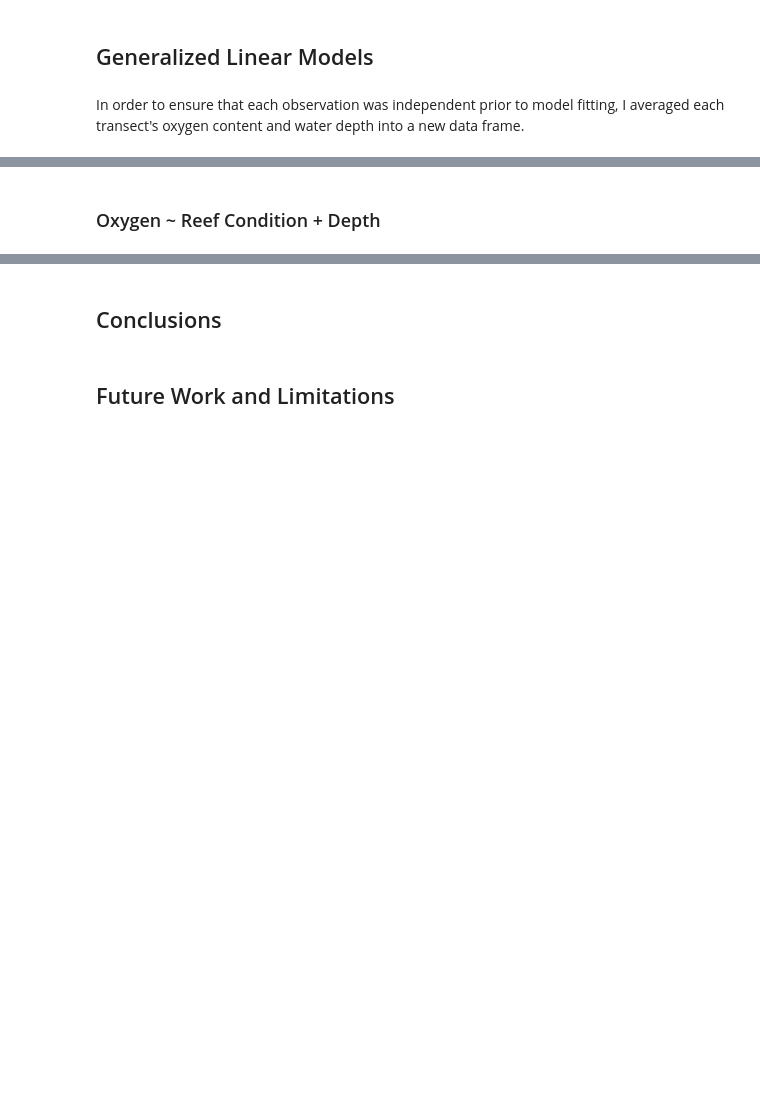
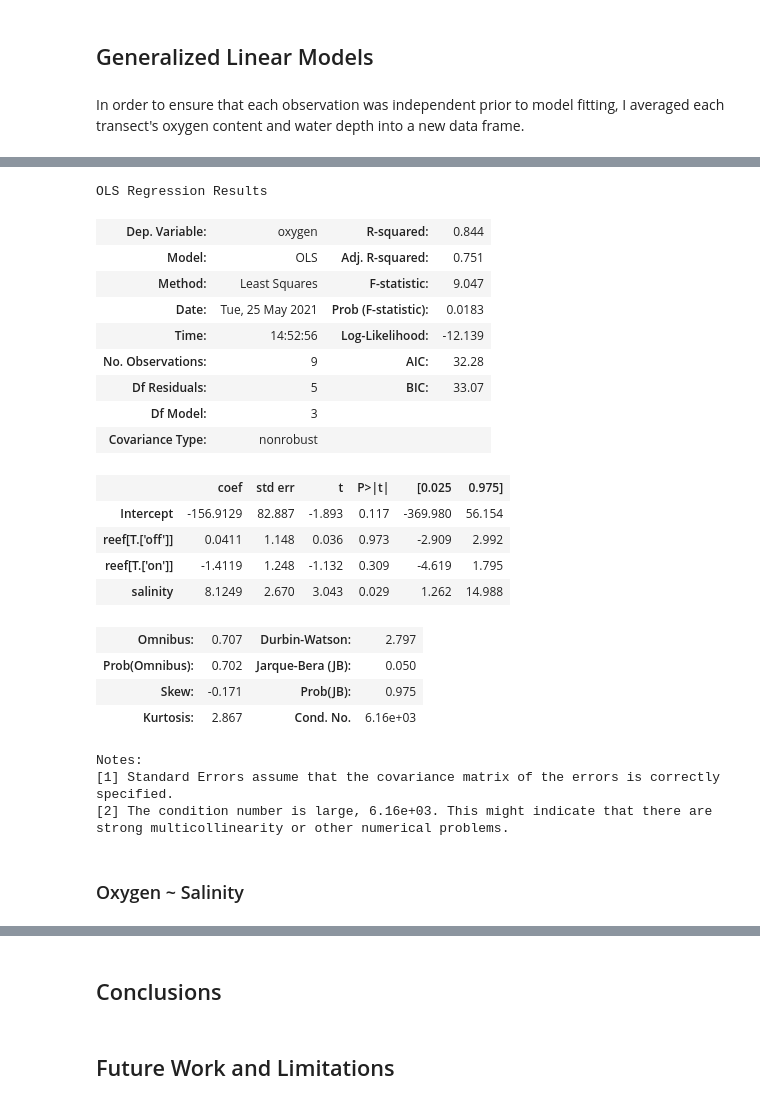
Before and after one commit to isaakh12/final_project, a Jupyter notebook: final_project.ipynb, the cells around one changed output, grey strips where cells are left out. Cells and saved outputs as stored; diff of their text form; code cells hidden in the pictures; blank space fills up the shorter version.

```diff
--- a/final_project.ipynb
+++ b/final_project.ipynb
@@ -109,6 +188,30 @@ model_depth.summary()
 # %%
-model_reef = smf.ols('oxygen ~ 1 + reef', data = df_means).fit()
-model_reef.summary()
+model_reefsal = smf.ols('oxygen ~ 1 + reef + salinity', data = df_means).fit()
+model_reefsal.summary()
+# %% [output]
+OLS Regression Results
+| Dep. Variable: | oxygen | R-squared: | 0.844 |
+| Model: | OLS | Adj. R-squared: | 0.751 |
+| Method: | Least Squares | F-statistic: | 9.047 |
+| Date: | Tue, 25 May 2021 | Prob (F-statistic): | 0.0183 |
+| Time: | 14:52:56 | Log-Likelihood: | -12.139 |
+| No. Observations: | 9 | AIC: | 32.28 |
+| Df Residuals: | 5 | BIC: | 33.07 |
+| Df Model: | 3 |  |  |
+| Covariance Type: | nonrobust |  |  |
+|  | coef | std err | t | P>|t| | [0.025 | 0.975] |
+| Intercept | -156.9129 | 82.887 | -1.893 | 0.117 | -369.980 | 56.154 |
+| reef[T.['off']] | 0.0411 | 1.148 | 0.036 | 0.973 | -2.909 | 2.992 |
+| reef[T.['on']] | -1.4119 | 1.248 | -1.132 | 0.309 | -4.619 | 1.795 |
+| salinity | 8.1249 | 2.670 | 3.043 | 0.029 | 1.262 | 14.988 |
+| Omnibus: | 0.707 | Durbin-Watson: | 2.797 |
+| Prob(Omnibus): | 0.702 | Jarque-Bera (JB): | 0.050 |
+| Skew: | -0.171 | Prob(JB): | 0.975 |
+| Kurtosis: | 2.867 | Cond. No. | 6.16e+03 |
+Notes:
+[1] Standard Errors assume that the covariance matrix of the errors is correctly specified.
+[2] The condition number is large, 6.16e+03. This might indicate that there are
+strong multicollinearity or other numerical problems.
 # %% [markdown]
-### Oxygen ~ Reef Condition + Depth
+### Oxygen ~ Salinity
 # %%
```
Also changed, not shown: parts of 20 cells of this notebook, 3 other files.
